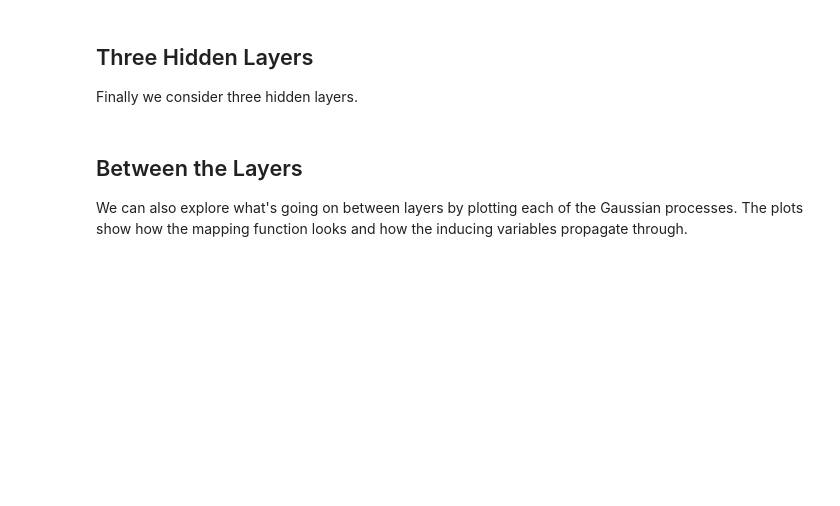
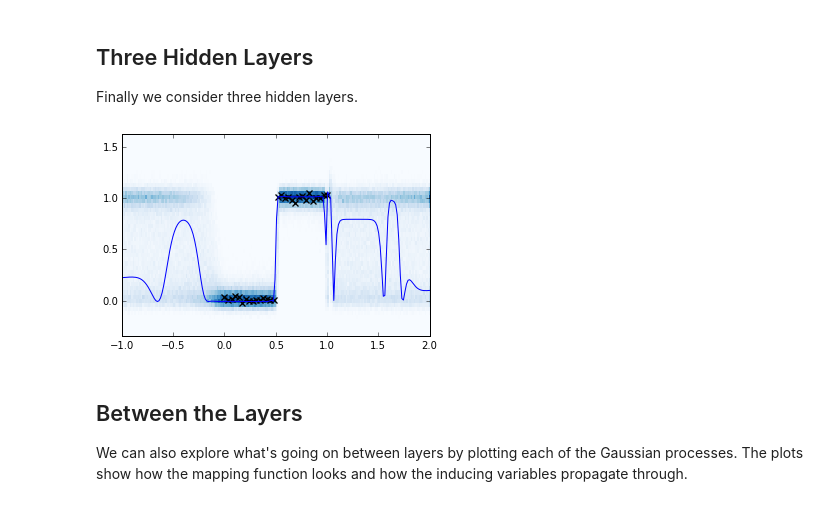
Before and after one commit to SheffieldML/deepGPy, a Jupyter notebook: Nested Deep GPs.ipynb, the cells around one changed output. Drawn from its saved outputs; the diff is of its cells as text; code cells hidden in the pictures; blank space fills up the shorter version.

```diff
--- a/Nested Deep GPs.ipynb
+++ b/Nested Deep GPs.ipynb
@@ -91,7 +91,9 @@ Finally we consider three hidden layers.
 model3 = build_supervised(X, Y, (2,2,2), (15, 15, 15, 15))
 model3.optimize('bfgs', messages=1,max_iters=5000)
 # %%
-model3.plot((-1, 2)))
+model3.plot((-1, 2))
+# %% [output]
+[figure, added]
 # %% [markdown]
 ## Between the Layers
 
```
Also changed, not shown: parts of 4 cells of this notebook, 3 other files.
